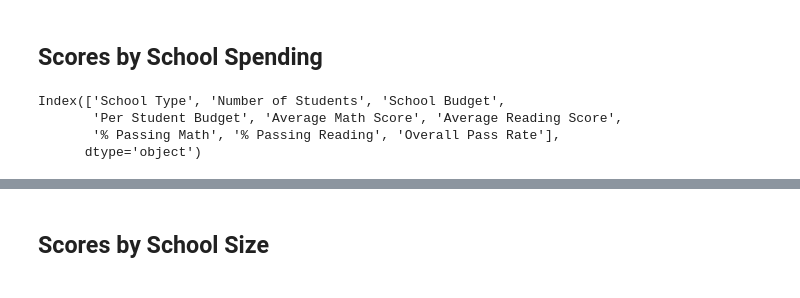
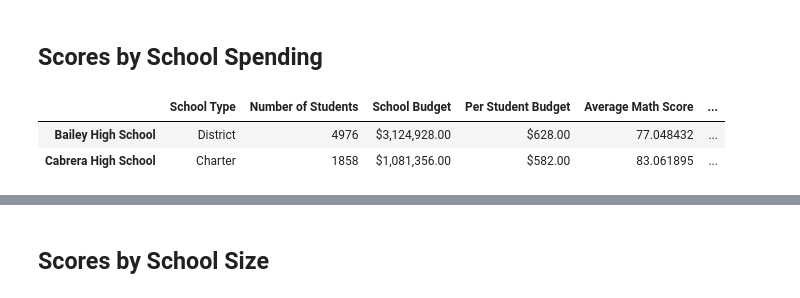
Before and after one commit to jessicaborbon/pandas-challenge, a Jupyter notebook: PyCitySchools/PyCitySchools_starter.ipynb, the cells around one changed output, grey strips where cells are left out. Cells and saved outputs as stored; diff of their text form; code cells hidden in the pictures.

```diff
--- a/PyCitySchools/PyCitySchools_starter.ipynb
+++ b/PyCitySchools/PyCitySchools_starter.ipynb
@@ -148,7 +153,7 @@ Holden High School        427
 Name: count, dtype: int64
 # %%
 # Total School Budget
-total_school_budget = school_data_complete.set_index("school_name")['budget']
+total_school_budget = school_data.set_index(["school_name"])['budget']
 total_school_budget
 # %% [output]
 school_name
@@ -203,7 +216,8 @@ Name: budget, Length: 39170, dtype: int64
 # %%
 # Calculate the total school budget and per capita spending per school
 #per_school_capita = per_school_budget/per_school_counts
-per_school_capita = school_data_complete.set_index("school_name")["budget"] / school_data_complete.groupby("school_name")["Student ID"].count()
+#per_school_capita = school_data_complete.set_index("school_name")["budget"] / school_data_complete.groupby("school_name")["Student ID"].count()
+per_school_capita =per_school_budget/per_school_counts
 per_school_capita
 # %% [output]
 school_name
@@ -554,12 +567,9 @@ spending_bins = [0, 585, 630, 645, 680]
 labels = ["<$585", "$585-630", "$630-645", "$645-680"]
 # %%
 # Create a copy of the school summary since it has the "Per Student Budget"
-#school_spending_df = per_school_summary_df.copy()
-#school_spending_df.head(2)
+school_spending_df = per_school_summary_df.copy()
+school_spending_df.head(2)
+# %% [output]
+|  | School Type | Number of Students | School Budget | Per Student Budget | Average Math Score | ... |
+| Bailey High School | District | 4976 | $3,124,928.00 | $628.00 | 77.048432 | ... |
+| Cabrera High School | Charter | 1858 | $1,081,356.00 | $582.00 | 83.061895 | ... |
-# %%
-print(school_spending_df.columns)
-# %% [output]
-Index(['School Type', 'Number of Students', 'School Budget',
-       'Per Student Budget', 'Average Math Score', 'Average Reading Score',
-       '% Passing Math', '% Passing Reading', 'Overall Pass Rate'],
-      dtype='object')
```
Also changed, not shown: parts of 14 cells of this notebook.
